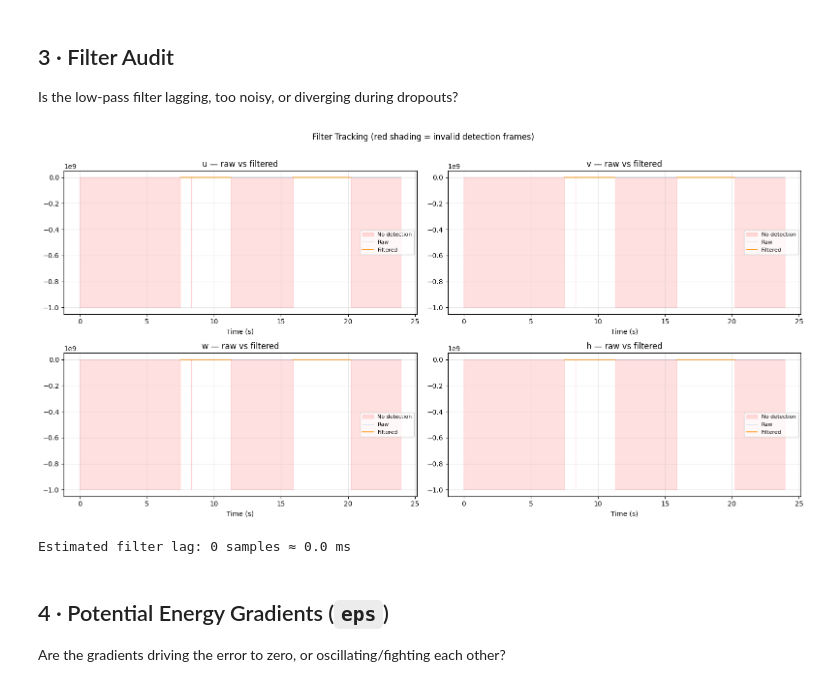
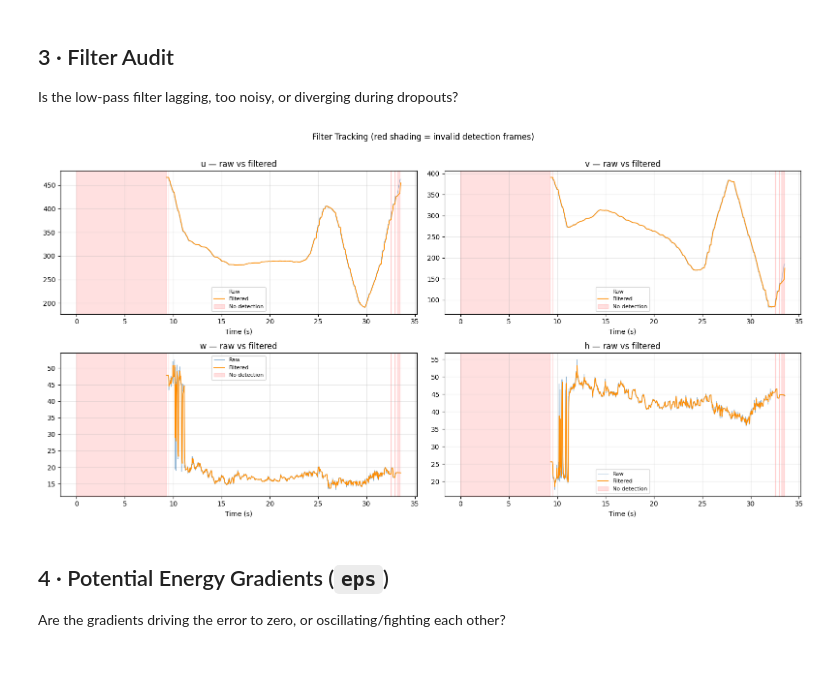
Before and after one commit to RafieHanania/FYP-RoboticInsertion, a Jupyter notebook: data_analysis/controller_analysis.ipynb, the cells around one changed output. Saved outputs shown, nothing was run; the diff lists cells and outputs as text; code cells hidden in the pictures.

```diff
--- a/data_analysis/controller_analysis.ipynb
+++ b/data_analysis/controller_analysis.ipynb
@@ -130,39 +138,39 @@ Is the low-pass filter lagging, too noisy, or diverging during dropouts?
 # %%
 fig, axes = plt.subplots(2, 2, figsize=(16, 8))
 
 pairs = [
     ('det_u', 'u_f', 'u — raw vs filtered'),
     ('det_v', 'v_f', 'v — raw vs filtered'),
     ('det_w', 'w_f', 'w — raw vs filtered'),
     ('det_h', 'h_f', 'h — raw vs filtered'),
 ]
 
+valid = df['det_valid']
+
 for ax, (raw_col, filt_col, title) in zip(axes.flat, pairs):
-    # shade invalid regions
-    invalid_mask = ~df['det_valid']
-    ax.fill_between(df['t_rel'], ax.get_ylim()[0] if ax.get_ylim()[0] != 0 else -1e9,
-                    where=invalid_mask, alpha=0.12, color='red', label='No detection')
-    ax.plot(df['t_rel'], df[raw_col], lw=0.7, alpha=0.6, label='Raw', color='steelblue')
-    ax.plot(df['t_rel'], df[filt_col], lw=1.2, label='Filtered', color='darkorange')
-    ax.set_title(title); ax.set_xlabel('Time (s)')
+    # --- plot data FIRST so axis limits are set from real values ---
+    ax.plot(df.loc[valid, 't_rel'], df.loc[valid, raw_col],
+            lw=0.7, alpha=0.6, label='Raw', color='steelblue')
+    if filt_col and filt_col in df.columns:
+        ax.plot(df.loc[valid, 't_rel'], df.loc[valid, filt_col],
+                lw=1.2, label='Filtered', color='darkorange')
+
+    # --- NOW shade invalid regions using the real y-limits ---
+    ylo, yhi = ax.get_ylim()
+    ax.fill_between(df['t_rel'], ylo, yhi,
+                    where=~valid, alpha=0.12, color='red', label='No detection')
+    ax.set_ylim(ylo, yhi)          # lock limits so shading doesn't stretch them
+
+    ax.set_title(title)
+    ax.set_xlabel('Time (s)')
     ax.legend(fontsize=8)
 
 plt.suptitle('Filter Tracking (red shading = invalid detection frames)', y=1.01)
 plt.tight_layout()
 plt.savefig('3_filter_audit.png', dpi=150)
 plt.show()
-
-# Lag estimate: cross-correlation between raw and filtered u
-if df['det_valid'].any():
-    raw_u = df['det_u'].ffill().fillna(0).values
-    filt_u = df['u_f'].fillna(0).values
-    corr = np.correlate(raw_u - raw_u.mean(), filt_u - filt_u.mean(), mode='full')
-    lag_samples = corr.argmax() - (len(raw_u) - 1)
-    dt_mean = df['t_rel'].diff().median()
-    print(f"Estimated filter lag: {lag_samples} samples ≈ {lag_samples * dt_mean * 1000:.1f} ms")
 # %% [output]
-[figure, old version]
+[figure, new version]
-Estimated filter lag: 0 samples ≈ 0.0 ms
 # %% [markdown]
 ## 4 · Potential Energy Gradients (`eps`)
 Are the gradients driving the error to zero, or oscillating/fighting each other?
```
Also changed, not shown: parts of 9 cells of this notebook, 12 other files.
